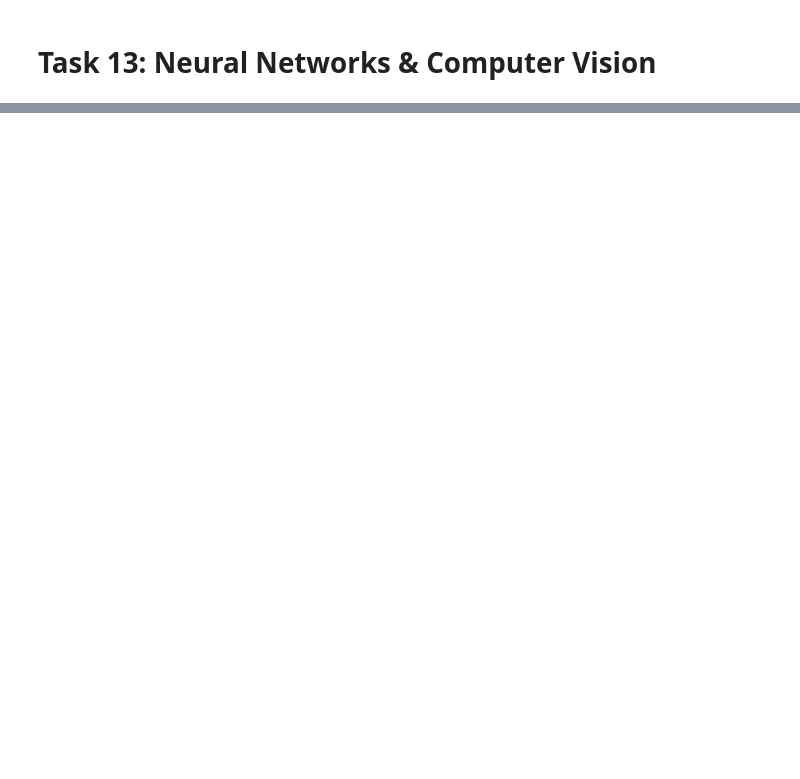
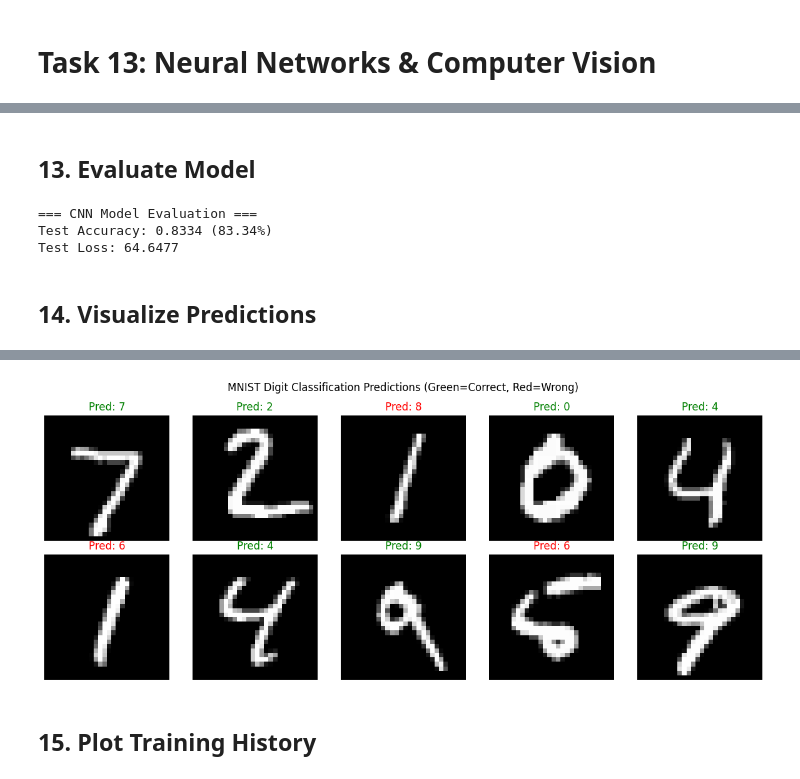
Before and after one commit to magic-meer/AI-ML-Fellowship-2026, a Jupyter notebook: Week8-Neural-Networks/Neural_Networks_Task13.ipynb, the cells around one changed output, grey strips where cells are left out. Drawn from its saved outputs; the diff is of its cells as text; code cells hidden in the pictures; blank space fills up the shorter version.

```diff
--- a/Week8-Neural-Networks/Neural_Networks_Task13.ipynb
+++ b/Week8-Neural-Networks/Neural_Networks_Task13.ipynb
@@ -217,0 +498,7 @@ plt.show()
+# %%
+# Train the model
+history = model.fit(X_train, y_train_cat,
+                    epochs=10,
+                    batch_size=64,
+                    validation_split=0.1,
+                    verbose=1)
@@ -217,0 +528,20 @@ plt.show()
+# %%
+# Data Augmentation for better generalization
+datagen = ImageDataGenerator(
+    rotation_range=10,
+    width_shift_range=0.1,
+    height_shift_range=0.1,
+    zoom_range=0.1,
+    horizontal_flip=False
+)
+
+# Preprocess X_train and X_test for CNN input and augmentation
+# Reshape to (num_samples, 28, 28, 1) and normalize to 0-1
+X_train_cnn = X_train.reshape(-1, 28, 28, 1).astype('float32') / 255.0
+X_test_cnn = X_test.reshape(-1, 28, 28, 1).astype('float32') / 255.0
+
+# Train with augmentation
+history_aug = model.fit(datagen.flow(X_train_cnn, y_train_cat, batch_size=64),
+                        steps_per_epoch=len(X_train_cnn) // 64,
+                        epochs=5,
+                        validation_data=(X_test_cnn, y_test_cat))
@@ -217,0 +559,30 @@ plt.show()
+# %% [markdown]
+## 13. Evaluate Model
+# %%
+# Evaluate on test set
+test_loss, test_acc = model.evaluate(X_test, y_test_cat, verbose=0)
+print(f"\n=== CNN Model Evaluation ===")
+print(f"Test Accuracy: {test_acc:.4f} ({test_acc*100:.2f}%)")
+print(f"Test Loss: {test_loss:.4f}")
+# %% [output]
+=== CNN Model Evaluation ===
+Test Accuracy: 0.8334 (83.34%)
+Test Loss: 64.6477
+# %% [markdown]
+## 14. Visualize Predictions
+# %%
+# Make predictions
+predictions = model.predict(X_test)
+predicted_labels = np.argmax(predictions, axis=1)
+
+# Visualize some predictions
+fig, axes = plt.subplots(2, 5, figsize=(12, 5))
+for i, ax in enumerate(axes.flat):
+    ax.imshow(X_test[i].reshape(28, 28), cmap='gray')
+    color = 'green' if predicted_labels[i] == y_test[i] else 'red'
+    ax.set_title(f'Pred: {predicted_labels[i]}', color=color)
+    ax.axis('off')
+plt.suptitle('MNIST Digit Classification Predictions (Green=Correct, Red=Wrong)')
+plt.tight_layout()
+plt.show()
+# %% [output]
@@ -218,3 +590,6 @@ plt.show()
+[figure, added]
+# %% [markdown]
+## 15. Plot Training History
 # %%
 plt.figure(figsize=(12, 4))
 
```
Also changed, not shown: parts of 85 cells of this notebook, 3 other files.
